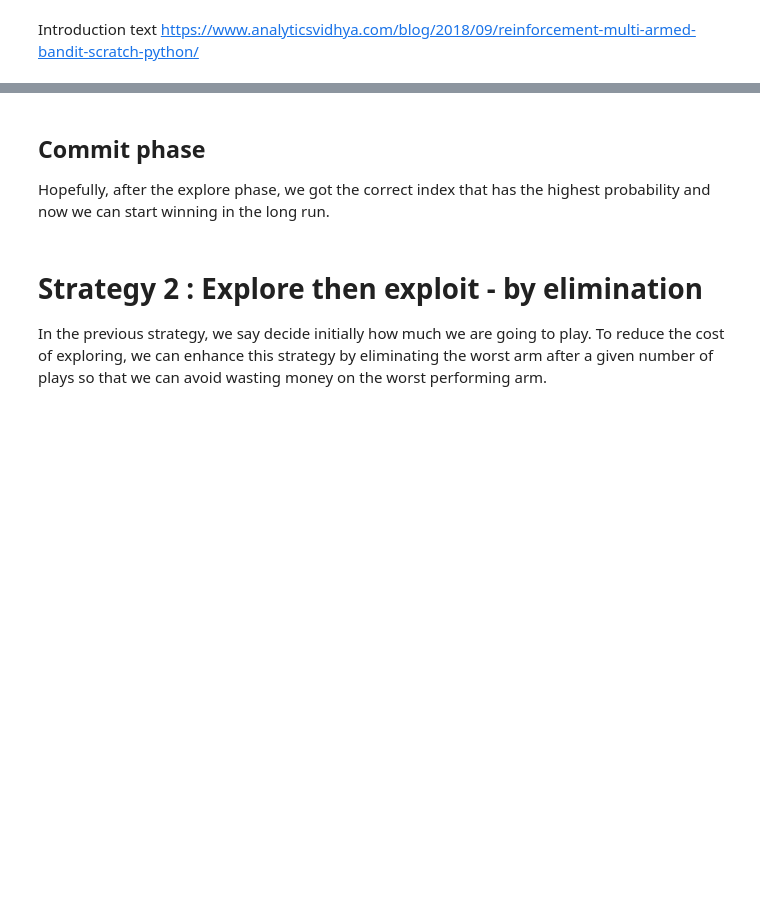
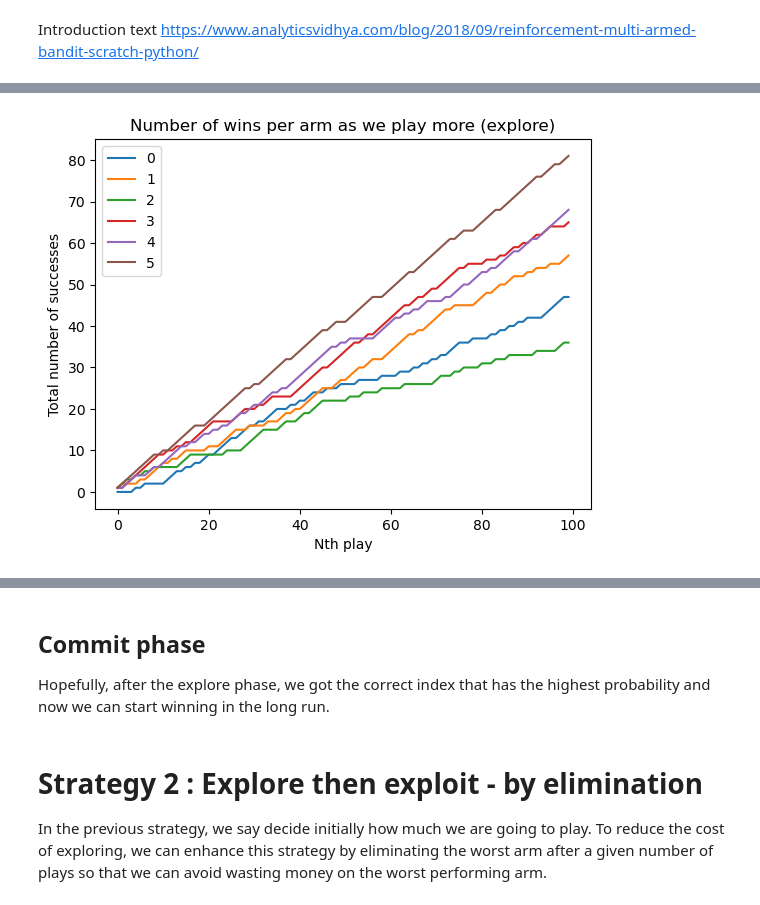
Before and after one commit to Thosam1/BachelorProject, a Jupyter notebook: Bandits/Bandits.ipynb, the cells around one changed output, grey strips where cells are left out. Saved outputs shown, nothing was run; the diff lists cells and outputs as text; code cells hidden in the pictures; blank space fills up the shorter version.

```diff
--- a/Bandits/Bandits.ipynb
+++ b/Bandits/Bandits.ipynb
@@ -61,3 +70,9 @@ array([[0., 1., 1., ..., 0., 0., 0.],
+# %%
+cum_sum_results_all_arms = np.cumsum(results_all_arms, axis=1)
+
+show_line_plot(x_axis=range(explore_per_arm), y_axis=cum_sum_results_all_arms, labels=range(N_ARMS), x_label="Nth play", y_label="Total number of successes", title="Number of wins per arm as we play more (explore)")
+# %% [output]
+[figure, added]
 # %%
 end_of_explore_results = np.sum(results_all_arms, axis=1)
 end_of_explore_results
```
Also changed, not shown: parts of 17 cells of this notebook.
